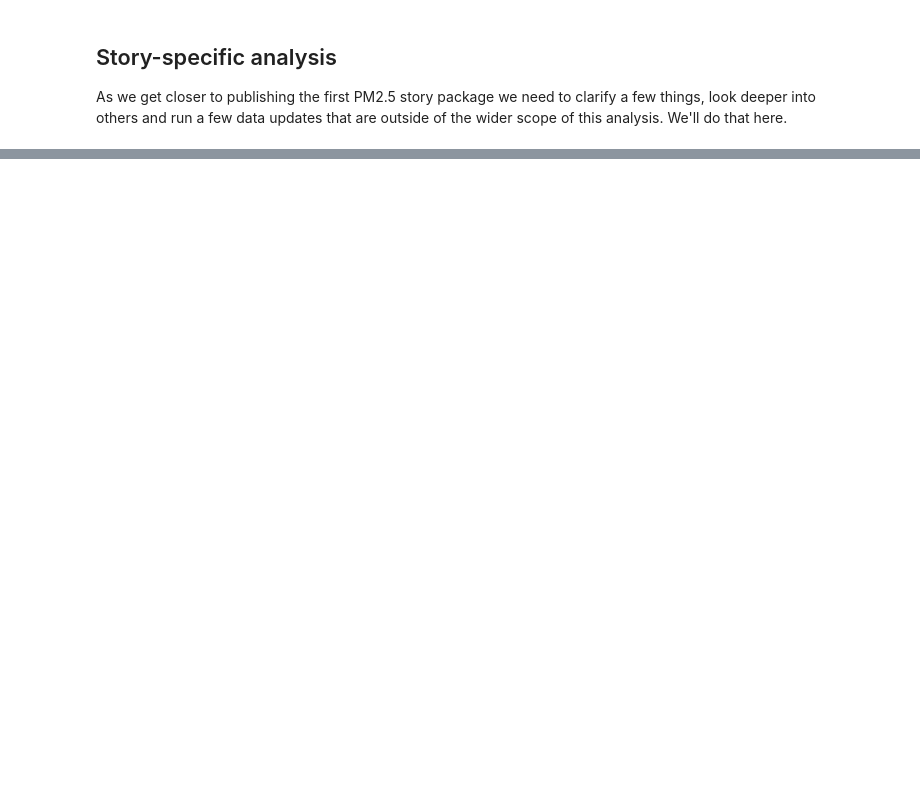
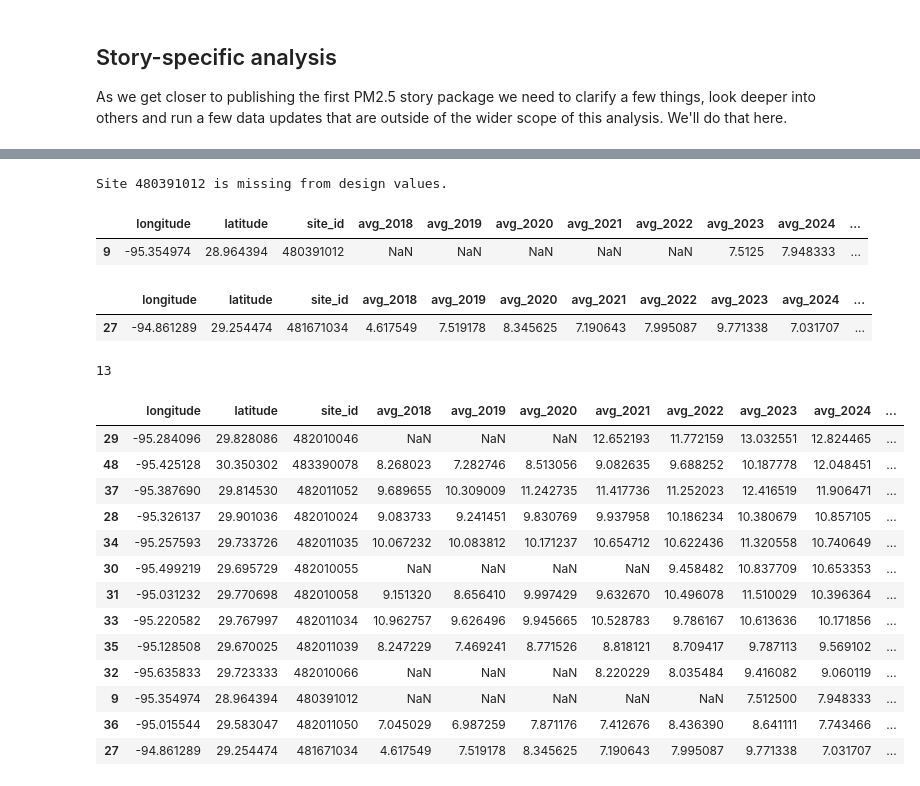
Before and after one commit to sfchronicle/hc-pm25, a Jupyter notebook: code/08_story-analysis.ipynb, the cells around one changed output, grey strips where cells are left out. Saved outputs shown, nothing was run; the diff lists cells and outputs as text; code cells hidden in the pictures; blank space fills up the shorter version.

```diff
--- a/code/08_story-analysis.ipynb
+++ b/code/08_story-analysis.ipynb
@@ -3,17 +1,9 @@ import pandas as pd
+# %%
+import pandas as pd
+
+#show all rows and columns
+pd.set_option('display.max_rows', None)
+pd.set_option('display.max_columns', None)
 # %% [markdown]
 ## Story-specific analysis
 As we get closer to publishing the first PM2.5 story package we need to clarify a few things, look deeper into others and run a few data updates that are outside of the wider scope of this analysis. We'll do that here.
-# %%
-#following steps and proceedures from 01_analyze-epa-pm25.ipynb to get data
-base_path = '../data/source/EPA/'
-file_suffix = '_houmetro_epa_ad_viz_plotval_data'
-
-years = range(2018, 2026)
-pm25_dfs = []
-for year in years:
-    df = pd.read_csv(f'{base_path}{year}{file_suffix}.csv')
-    df['datetime'] = pd.to_datetime(df['Date'])
-    df['year'] = df['datetime'].dt.year
-    pm25_dfs.append(df)
-
-pm25 = pd.concat(pm25_dfs)
@@ -196,0 +310,49 @@ print(get_annual_tceq_avg(settegast_df,2024))
+# %%
+hou_label = 'Houston-The Woodlands-Sugar Land, TX'
+hou_dv = tx_site_dv.loc[tx_site_dv['CBSA Name'] == hou_label]
+
+pm25_site_summary['metro_2025'] = pm25_site_summary['site_id'].map(site_cbsa_2025.set_index('Site ID')['CBSA Name'])
+hou_raw = pm25_site_summary[pm25_site_summary['metro_2025'] == hou_label]
+# %%
+#also wtf with there being different counts of sites in the raw vs the dv
+hou_dv_sites = hou_dv['AQS Site ID'].values
+hou_raw_sites = hou_raw['site_id'].values
+
+for site in hou_raw_sites:
+    if site not in hou_dv_sites:
+        print(f"Site {site} is missing from design values.")
+
+for site in hou_dv_sites:
+    if site not in hou_raw_sites:
+        print(f"Site {site} is missing from raw data.")
+# %% [output]
+Site 480391012 is missing from design values.
+# %%
+hou_raw.loc[hou_raw['site_id'] == '480391012']
+# %% [output]
+|  | longitude | latitude | site_id | avg_2018 | avg_2019 | avg_2020 | avg_2021 | avg_2022 | avg_2023 | avg_2024 | ... |
+| 9 | -95.354974 | 28.964394 | 480391012 | NaN | NaN | NaN | NaN | NaN | 7.5125 | 7.948333 | ... |
+# %%
+hou_raw.loc[hou_raw['site_id'] == '481671034']
+# %% [output]
+|  | longitude | latitude | site_id | avg_2018 | avg_2019 | avg_2020 | avg_2021 | avg_2022 | avg_2023 | avg_2024 | ... |
+| 27 | -94.861289 | 29.254474 | 481671034 | 4.617549 | 7.519178 | 8.345625 | 7.190643 | 7.995087 | 9.771338 | 7.031707 | ... |
+# %%
+print(len(hou_raw))
+display(hou_raw.sort_values('avg_2024',ascending=False))
+# %% [output]
+13
+|  | longitude | latitude | site_id | avg_2018 | avg_2019 | avg_2020 | avg_2021 | avg_2022 | avg_2023 | avg_2024 | ... |
+| 29 | -95.284096 | 29.828086 | 482010046 | NaN | NaN | NaN | 12.652193 | 11.772159 | 13.032551 | 12.824465 | ... |
+| 48 | -95.425128 | 30.350302 | 483390078 | 8.268023 | 7.282746 | 8.513056 | 9.082635 | 9.688252 | 10.187778 | 12.048451 | ... |
+| 37 | -95.387690 | 29.814530 | 482011052 | 9.689655 | 10.309009 | 11.242735 | 11.417736 | 11.252023 | 12.416519 | 11.906471 | ... |
+| 28 | -95.326137 | 29.901036 | 482010024 | 9.083733 | 9.241451 | 9.830769 | 9.937958 | 10.186234 | 10.380679 | 10.857105 | ... |
+| 34 | -95.257593 | 29.733726 | 482011035 | 10.067232 | 10.083812 | 10.171237 | 10.654712 | 10.622436 | 11.320558 | 10.740649 | ... |
+| 30 | -95.499219 | 29.695729 | 482010055 | NaN | NaN | NaN | NaN | 9.458482 | 10.837709 | 10.653353 | ... |
+| 31 | -95.031232 | 29.770698 | 482010058 | 9.151320 | 8.656410 | 9.997429 | 9.632670 | 10.496078 | 11.510029 | 10.396364 | ... |
+| 33 | -95.220582 | 29.767997 | 482011034 | 10.962757 | 9.626496 | 9.945665 | 10.528783 | 9.786167 | 10.613636 | 10.171856 | ... |
+| 35 | -95.128508 | 29.670025 | 482011039 | 8.247229 | 7.469241 | 8.771526 | 8.818121 | 8.709417 | 9.787113 | 9.569102 | ... |
+| 32 | -95.635833 | 29.723333 | 482010066 | NaN | NaN | NaN | 8.220229 | 8.035484 | 9.416082 | 9.060119 | ... |
+| 9 | -95.354974 | 28.964394 | 480391012 | NaN | NaN | NaN | NaN | NaN | 7.512500 | 7.948333 | ... |
+| 36 | -95.015544 | 29.583047 | 482011050 | 7.045029 | 6.987259 | 7.871176 | 7.412676 | 8.436390 | 8.641111 | 7.743466 | ... |
+| 27 | -94.861289 | 29.254474 | 481671034 | 4.617549 | 7.519178 | 8.345625 | 7.190643 | 7.995087 | 9.771338 | 7.031707 | ... |
```
Also changed, not shown: parts of 57 cells of this notebook, 15 other files.
